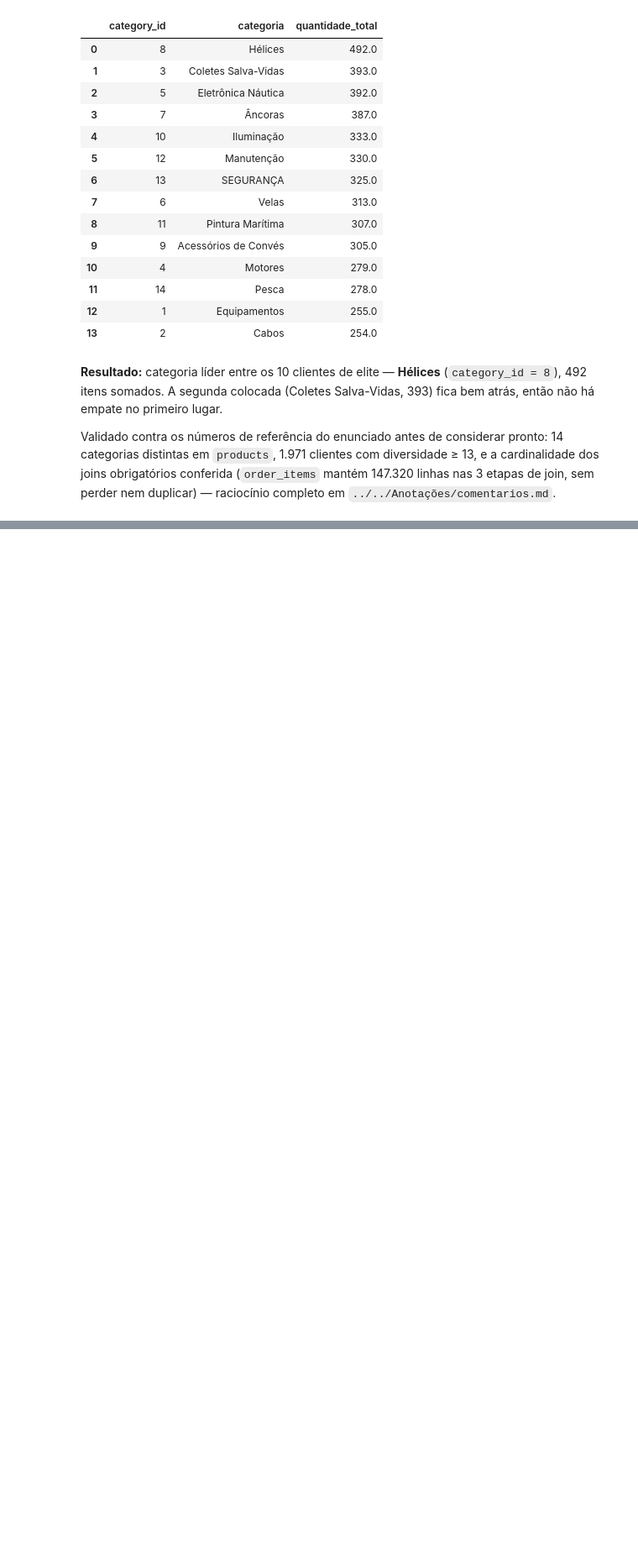
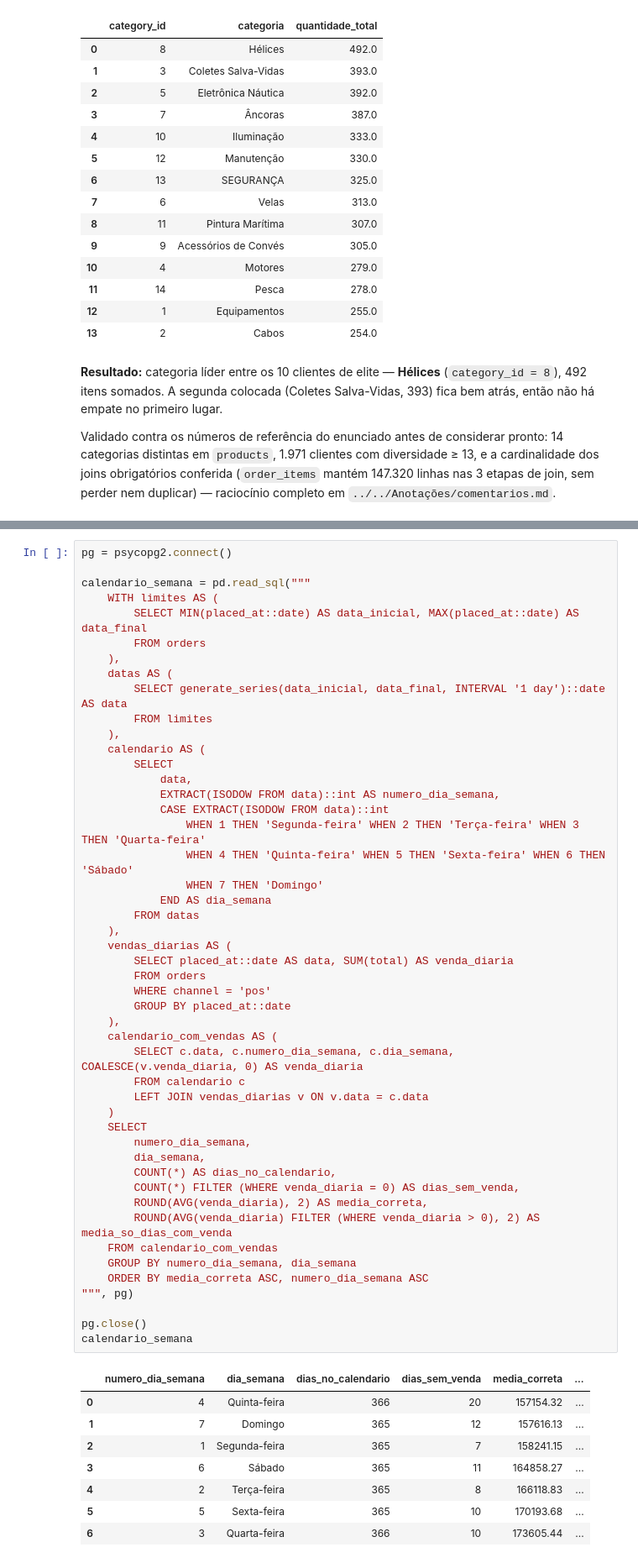
Before and after one commit to maurotessarolojunior/lh-nautical-2026-2, a Jupyter notebook: notebooks/lh_nautical.ipynb, the cells around one changed output, grey strips where cells are left out. Shown at 84% size. Cells and saved outputs as stored; diff of their text form; blank space fills up the shorter version.

```diff
--- a/notebooks/lh_nautical.ipynb
+++ b/notebooks/lh_nautical.ipynb
@@ -329,0 +338,57 @@ Validado contra os números de referência do enunciado antes de considerar pron
+# %%
+pg = psycopg2.connect()
+
+calendario_semana = pd.read_sql("""
+    WITH limites AS (
+        SELECT MIN(placed_at::date) AS data_inicial, MAX(placed_at::date) AS data_final
+        FROM orders
+    ),
+    datas AS (
+        SELECT generate_series(data_inicial, data_final, INTERVAL '1 day')::date AS data
+        FROM limites
+    ),
+    calendario AS (
+        SELECT
+            data,
+            EXTRACT(ISODOW FROM data)::int AS numero_dia_semana,
+            CASE EXTRACT(ISODOW FROM data)::int
+                WHEN 1 THEN 'Segunda-feira' WHEN 2 THEN 'Terça-feira' WHEN 3 THEN 'Quarta-feira'
+                WHEN 4 THEN 'Quinta-feira' WHEN 5 THEN 'Sexta-feira' WHEN 6 THEN 'Sábado'
+                WHEN 7 THEN 'Domingo'
+            END AS dia_semana
+        FROM datas
+    ),
+    vendas_diarias AS (
+        SELECT placed_at::date AS data, SUM(total) AS venda_diaria
+        FROM orders
+        WHERE channel = 'pos'
+        GROUP BY placed_at::date
+    ),
+    calendario_com_vendas AS (
+        SELECT c.data, c.numero_dia_semana, c.dia_semana, COALESCE(v.venda_diaria, 0) AS venda_diaria
+        FROM calendario c
+        LEFT JOIN vendas_diarias v ON v.data = c.data
+    )
+    SELECT
+        numero_dia_semana,
+        dia_semana,
+        COUNT(*) AS dias_no_calendario,
+        COUNT(*) FILTER (WHERE venda_diaria = 0) AS dias_sem_venda,
+        ROUND(AVG(venda_diaria), 2) AS media_correta,
+        ROUND(AVG(venda_diaria) FILTER (WHERE venda_diaria > 0), 2) AS media_so_dias_com_venda
+    FROM calendario_com_vendas
+    GROUP BY numero_dia_semana, dia_semana
+    ORDER BY media_correta ASC, numero_dia_semana ASC
+""", pg)
+
+pg.close()
+calendario_semana
+# %% [output]
+|  | numero_dia_semana | dia_semana | dias_no_calendario | dias_sem_venda | media_correta | ... |
+| 0 | 4 | Quinta-feira | 366 | 20 | 157154.32 | ... |
+| 1 | 7 | Domingo | 365 | 12 | 157616.13 | ... |
+| 2 | 1 | Segunda-feira | 365 | 7 | 158241.15 | ... |
+| 3 | 6 | Sábado | 365 | 11 | 164858.27 | ... |
+| 4 | 2 | Terça-feira | 365 | 8 | 166118.83 | ... |
+| 5 | 5 | Sexta-feira | 365 | 10 | 170193.68 | ... |
+| 6 | 3 | Quarta-feira | 366 | 10 | 173605.44 | ... |
```
Also changed, not shown: parts of 3 cells of this notebook, 2 other files.
